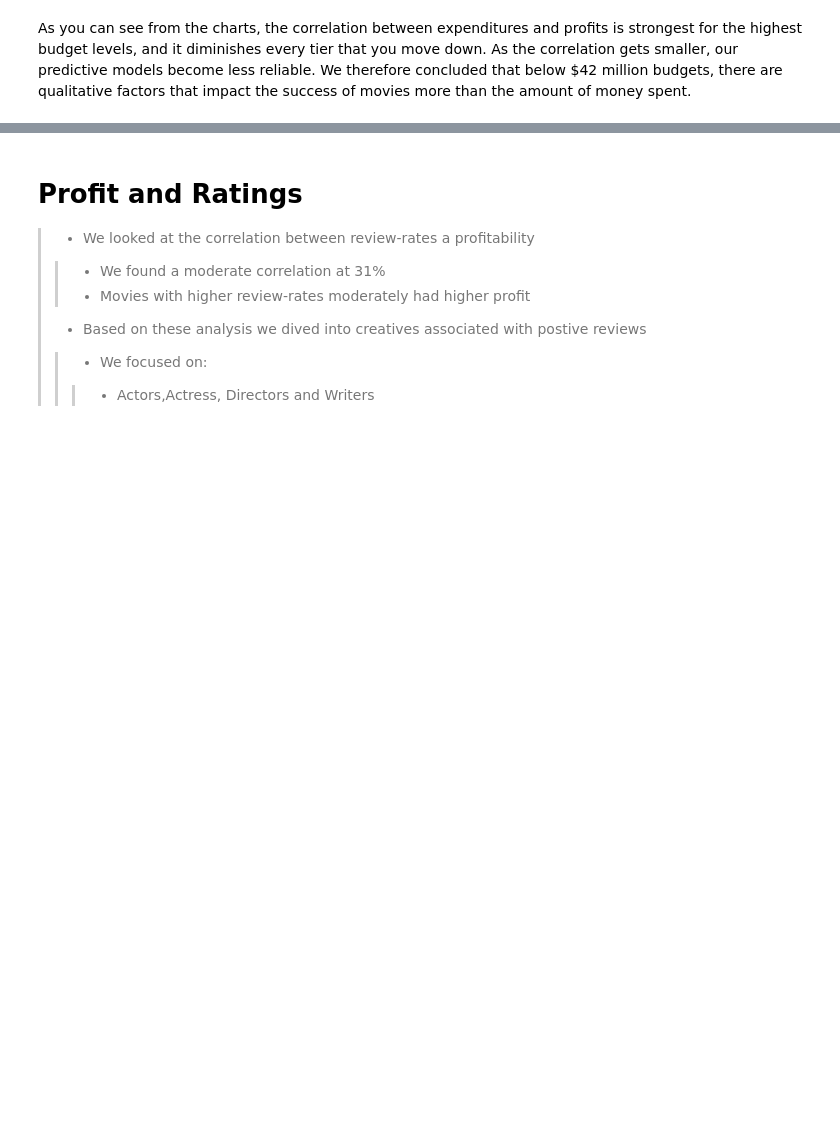
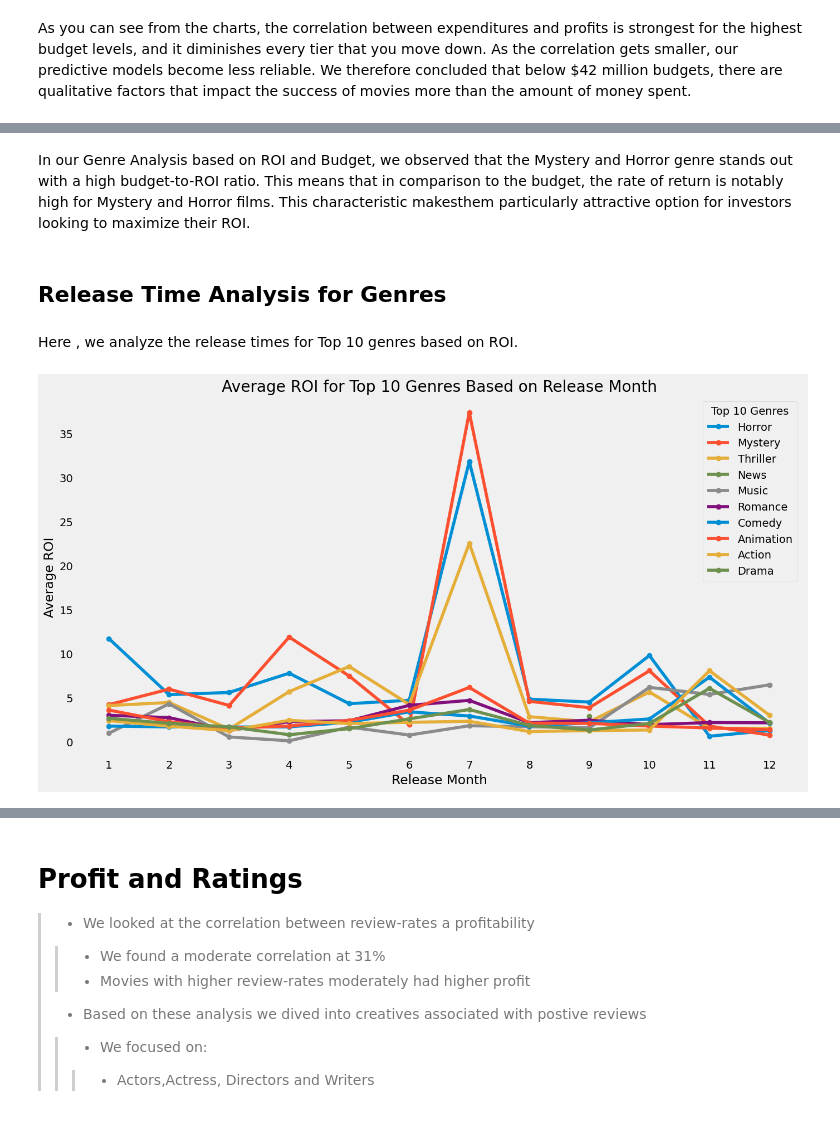
Before and after one commit to dvdhartsman/Phase_2_Movie_Project, a Jupyter notebook: Final_Project_Notebook.ipynb, the cells around one changed output, grey strips where cells are left out. Saved outputs shown, nothing was run; the diff lists cells and outputs as text; code cells hidden in the pictures; blank space fills up the shorter version.

```diff
--- a/Final_Project_Notebook.ipynb
+++ b/Final_Project_Notebook.ipynb
@@ -219,0 +271,35 @@ As you can see from the charts, the correlation between expenditures and profits
+# %% [markdown]
+In our Genre Analysis based on ROI and Budget, we observed that the Mystery and Horror genre stands out with a high budget-to-ROI ratio. This means that in comparison to the budget, the rate of return is notably high for Mystery and Horror films. This characteristic makesthem particularly attractive option for investors looking to maximize their ROI.
+# %% [markdown]
+## Release Time Analysis for Genres
+# %% [markdown]
+Here , we analyze the release times for Top 10 genres based on ROI.
+# %%
+# Calculate the average ROI for each genre and release month
+roi_genre_month = final_data_exp.groupby(['genres', 'release_month'])['roi'].mean().reset_index()
+
+# Calculate the top 10 genres based on average ROI
+average_roi_per_genre = roi_genre_month.groupby('genres')['roi'].mean().sort_values(ascending=False).reset_index()
+top_10_genres_roi = average_roi_per_genre.head(10)
+
+# Include only genres that are in the top 10 genres based on ROI
+roi_genre_month_top_10 = roi_genre_month[roi_genre_month['genres'].isin(top_10_genres_roi['genres'])]
+
+fig, ax = plt.subplots(figsize=(15, 8))
+
+# Iterate through each of the top 10 genres
+for genre in top_10_genres_roi['genres']:
+    genre_data = roi_genre_month_top_10[roi_genre_month_top_10['genres'] == genre]
+    ax.plot(genre_data['release_month'], genre_data['roi'], marker='o', label=genre)
+
+
+ax.set_xlabel('Release Month')
+ax.set_ylabel('Average ROI')
+ax.set_title('Average ROI for Top 10 Genres Based on Release Month')
+ax.set_xticks(range(1, 13))
+ax.legend(title='Top 10 Genres')
+plt.grid(False)
+
+plt.show()
+# %% [output]
+[figure, added]
```
Also changed, not shown: parts of 19 cells of this notebook.
